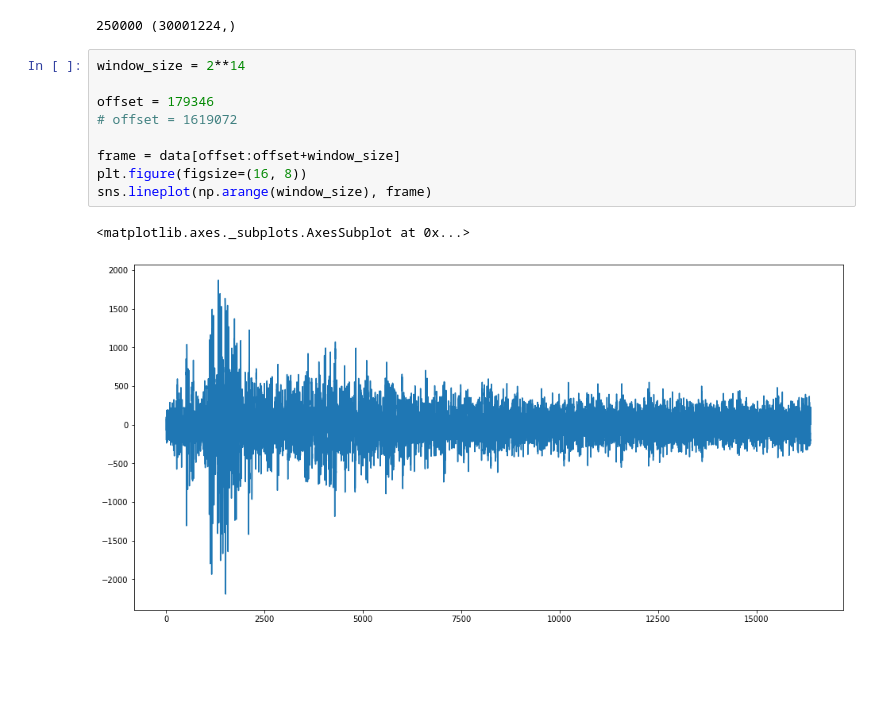
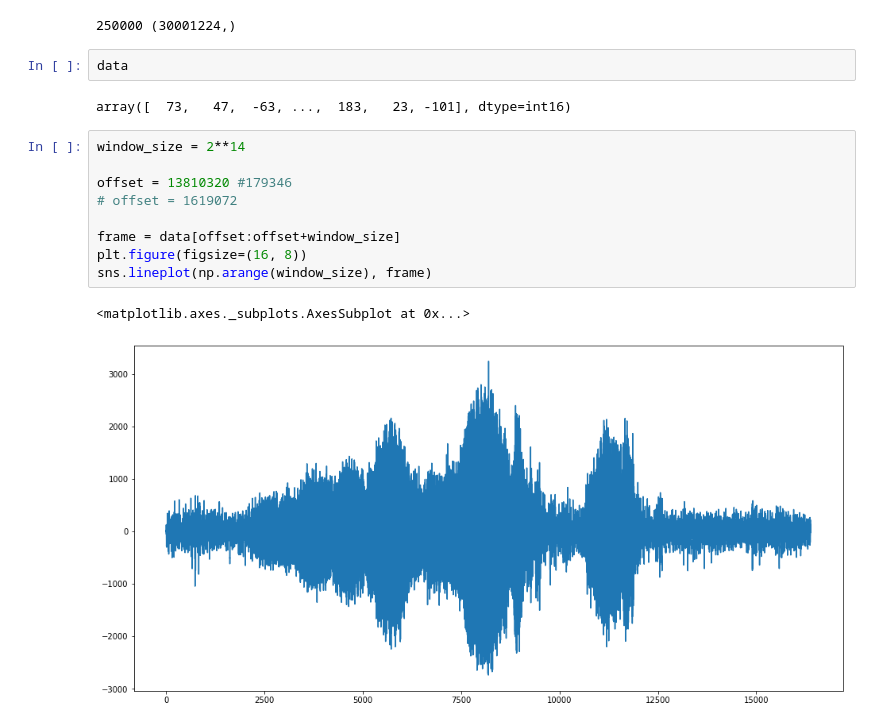
Before and after one commit to pkubiak/happy-szczurki, a Jupyter notebook: HappySzczurki.ipynb, the cells around one changed output. Saved outputs shown, nothing was run; the diff lists cells and outputs as text; blank space fills up the shorter version.

```diff
--- a/HappySzczurki.ipynb
+++ b/HappySzczurki.ipynb
@@ -148,18 +162,22 @@ fs, data = wavfile.read('./data/ch1-2018-11-20_10-42-38_0000021.wav')
 print(fs, data.shape)
 # %% [output]
 250000 (30001224,)
+# %%
+data
+# %% [output]
+array([  73,   47,  -63, ...,  183,   23, -101], dtype=int16)
 # %%
 window_size = 2**14
 
-offset = 179346
+offset = 13810320 #179346
 # offset = 1619072
 
 frame = data[offset:offset+window_size]
 plt.figure(figsize=(16, 8))
 sns.lineplot(np.arange(window_size), frame)
 # %% [output]
 <matplotlib.axes._subplots.AxesSubplot at 0x...>
-[figure, old version]
+[figure, new version]
 # %%
 # https://stackoverflow.com/questions/25735153/plotting-a-fast-fourier-transform-in-python
 yf = scipy.fftpack.fft(frame)
```
Also changed, not shown: parts of 10 cells of this notebook, 1 other file.
